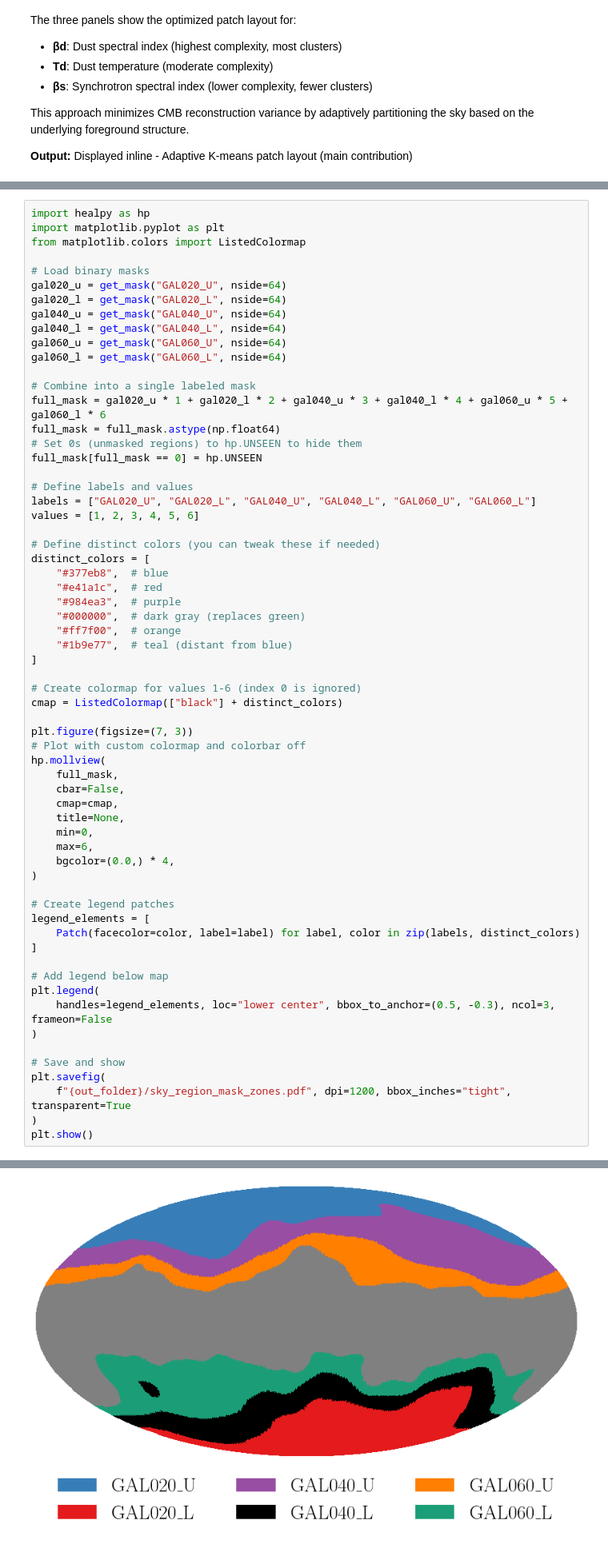
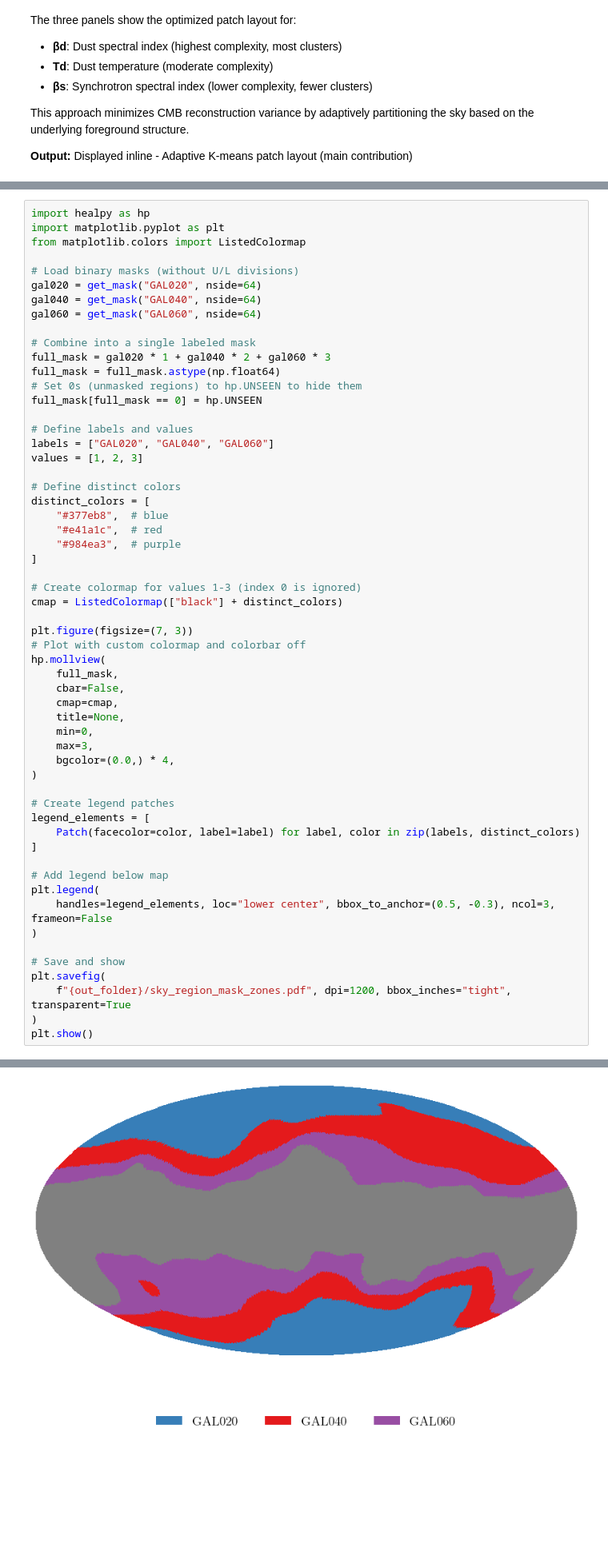
Before and after one commit to ASKabalan/furax-compsep-paper, a Jupyter notebook: content/80-illustraions.ipynb, the cells around one changed output, grey strips where cells are left out. Shown at 80% size. Cells and saved outputs as stored; diff of their text form; blank space fills up the shorter version.

```diff
--- a/content/80-illustraions.ipynb
+++ b/content/80-illustraions.ipynb
@@ -142,67 +142,61 @@ import healpy as hp
 import matplotlib.pyplot as plt
 from matplotlib.colors import ListedColormap
 
-# Load binary masks
-gal020_u = get_mask("GAL020_U", nside=64)
-gal020_l = get_mask("GAL020_L", nside=64)
-gal040_u = get_mask("GAL040_U", nside=64)
-gal040_l = get_mask("GAL040_L", nside=64)
-gal060_u = get_mask("GAL060_U", nside=64)
-gal060_l = get_mask("GAL060_L", nside=64)
+# Load binary masks (without U/L divisions)
+gal020 = get_mask("GAL020", nside=64)
+gal040 = get_mask("GAL040", nside=64)
+gal060 = get_mask("GAL060", nside=64)
 
 # Combine into a single labeled mask
-full_mask = gal020_u * 1 + gal020_l * 2 + gal040_u * 3 + gal040_l * 4 + gal060_u * 5 + gal060_l * 6
+full_mask = gal020 * 1 + gal040 * 2 + gal060 * 3
 full_mask = full_mask.astype(np.float64)
 # Set 0s (unmasked regions) to hp.UNSEEN to hide them
 full_mask[full_mask == 0] = hp.UNSEEN
 
 # Define labels and values
-labels = ["GAL020_U", "GAL020_L", "GAL040_U", "GAL040_L", "GAL060_U", "GAL060_L"]
-values = [1, 2, 3, 4, 5, 6]
+labels = ["GAL020", "GAL040", "GAL060"]
+values = [1, 2, 3]
 
-# Define distinct colors (you can tweak these if needed)
+# Define distinct colors
 distinct_colors = [
     "#377eb8",  # blue
     "#e41a1c",  # red
     "#984ea3",  # purple
-    "#000000",  # dark gray (replaces green)
-    "#ff7f00",  # orange
-    "#1b9e77",  # teal (distant from blue)
 ]
 
-# Create colormap for values 1-6 (index 0 is ignored)
+# Create colormap for values 1-3 (index 0 is ignored)
 cmap = ListedColormap(["black"] + distinct_colors)
 
 plt.figure(figsize=(7, 3))
 # Plot with custom colormap and colorbar off
 hp.mollview(
     full_mask,
     cbar=False,
     cmap=cmap,
     title=None,
     min=0,
-    max=6,
+    max=3,
     bgcolor=(0.0,) * 4,
 )
 
 # Create legend patches
 legend_elements = [
     Patch(facecolor=color, label=label) for label, color in zip(labels, distinct_colors)
 ]
 
 # Add legend below map
 plt.legend(
     handles=legend_elements, loc="lower center", bbox_to_anchor=(0.5, -0.3), ncol=3, frameon=False
 )
 
 # Save and show
 plt.savefig(
     f"{out_folder}/sky_region_mask_zones.pdf", dpi=1200, bbox_inches="tight", transparent=True
 )
 plt.show()
 # %% [output]
 <Figure size 700x300 with 0 Axes>
-[figure, old version]
+[figure, new version]
 # %%
 # Load binary masks
 np.random.seed(0)
```
Also changed, not shown: parts of 4 cells of this notebook.
